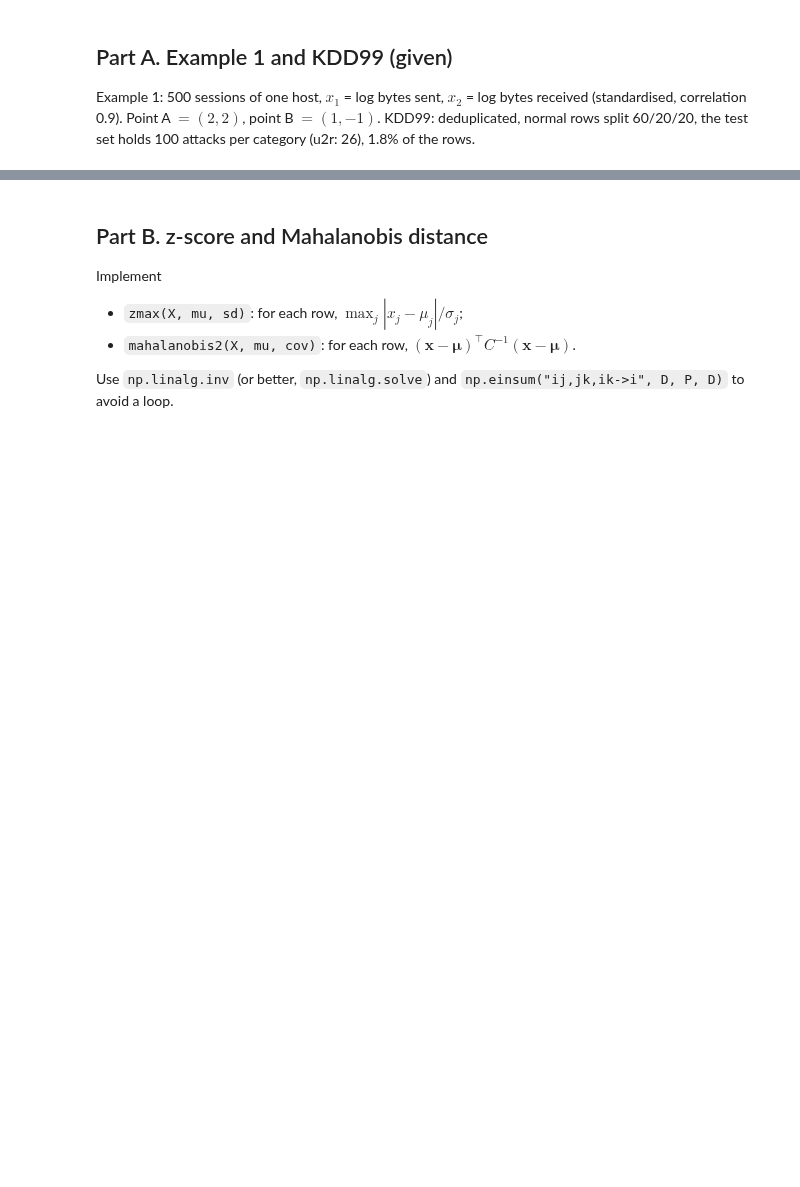
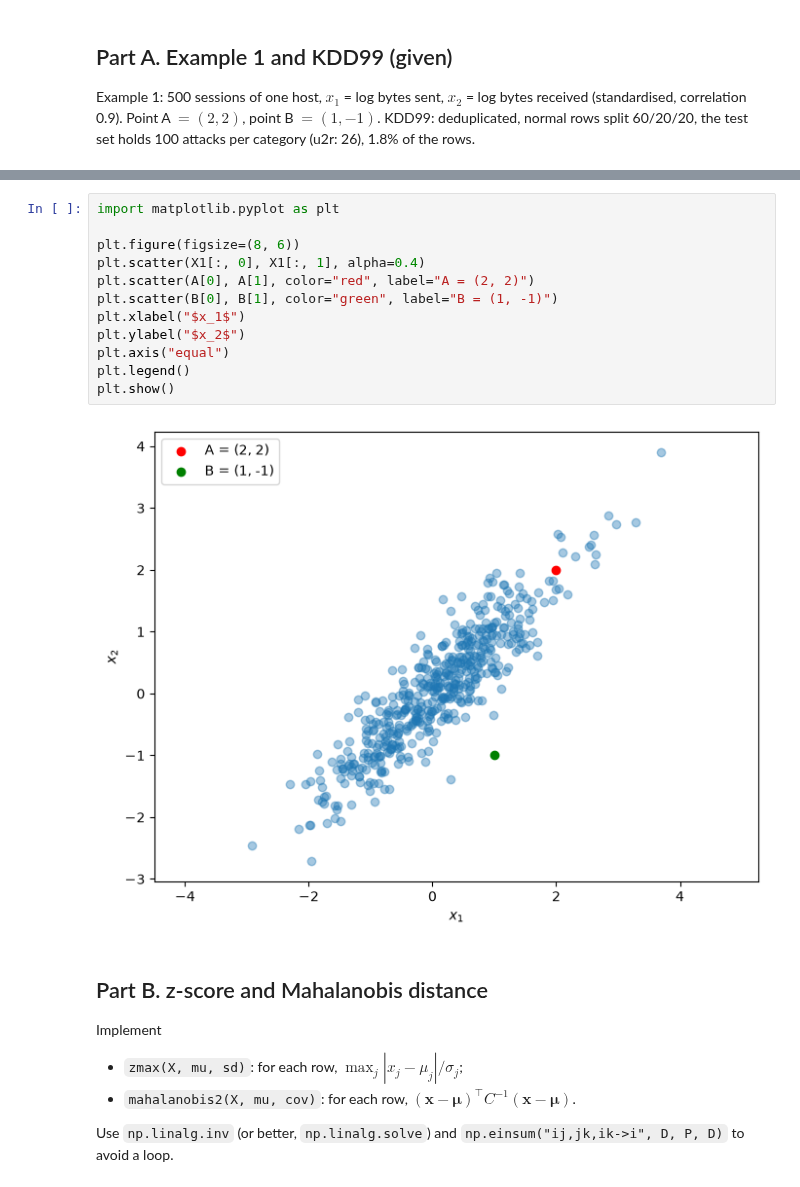
Before and after one commit to pakilu/aas, a Jupyter notebook: practice/anomaly/guide_03_01.ipynb, the cells around one changed output, grey strips where cells are left out. Drawn from its saved outputs; the diff is of its cells as text; blank space fills up the shorter version.

```diff
--- a/practice/anomaly/guide_03_01.ipynb
+++ b/practice/anomaly/guide_03_01.ipynb
@@ -38,3 +40,17 @@ print("Example 1:", X1.shape, " KDD99 train/val/test:", Xtr.shape, Xva.shape, Xt
+# %%
+import matplotlib.pyplot as plt
+
+plt.figure(figsize=(8, 6))
+plt.scatter(X1[:, 0], X1[:, 1], alpha=0.4)
+plt.scatter(A[0], A[1], color="red", label="A = (2, 2)")
+plt.scatter(B[0], B[1], color="green", label="B = (1, -1)")
+plt.xlabel("$x_1$")
+plt.ylabel("$x_2$")
+plt.axis("equal")
+plt.legend()
+plt.show()
+# %% [output]
+[figure, added]
 # %% [markdown]
 ## Part B. z-score and Mahalanobis distance
 
```
Also changed, not shown: parts of 13 cells of this notebook, 1 other file.
